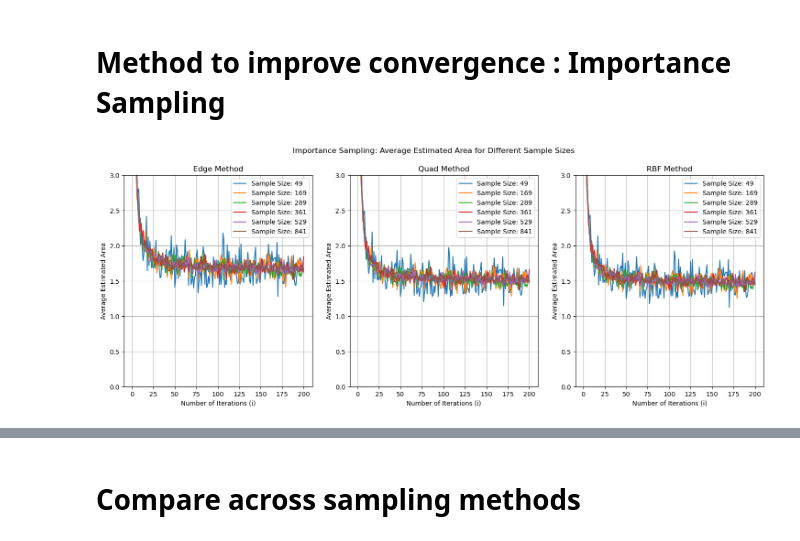
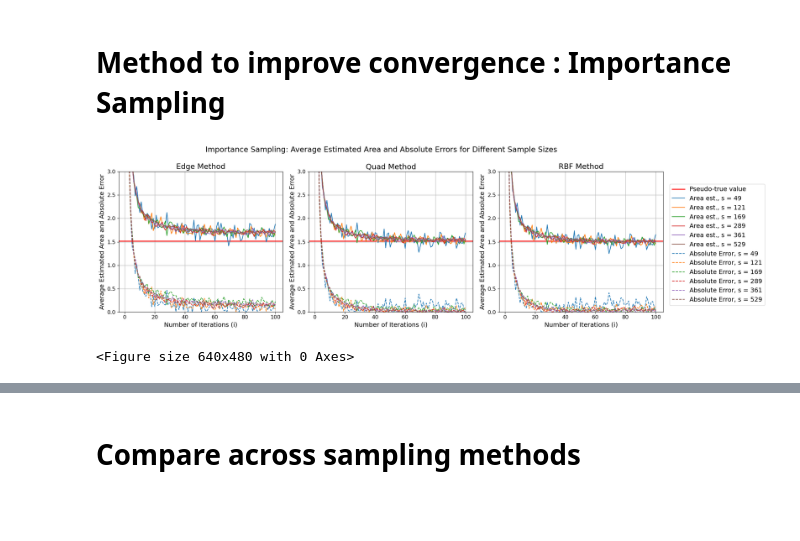
Before and after one commit to guoda23/stochastic_simulation_assignment_1, a Jupyter notebook: combined_sampling_methods.ipynb, the cells around one changed output, grey strips where cells are left out. Drawn from its saved outputs; the diff is of its cells as text; code cells hidden in the pictures; blank space fills up the shorter version.

```diff
--- a/combined_sampling_methods.ipynb
+++ b/combined_sampling_methods.ipynb
@@ -32,7 +32,7 @@ max_iter = 256
 canvas = np.zeros((width, height))
 
 # Initialize "true" Mandelbrot area (will be used as a reference to evaluate Monte Carlo)
-true_mandelbrot_area = 0
+pseudo_true_area = 0
 
 # Generate the Mandelbrot set
 for x in range(width):
@@ -45,8 +45,10 @@ for x in range(width):
         pixel_value = mandelbrot(c, max_iter)
         canvas[y, x] = pixel_value
 
-        if pixel_value == (max_iter - 1): true_mandelbrot_area +=1
+        if pixel_value == (max_iter - 1): pseudo_true_area +=1
 
+pseudo_true_area = pseudo_true_area/(width * height) * (xmax - xmin) * (ymax - ymin)
+print(f'The pseudo-true area value of the Mandelbrot set is {pseudo_true_area}')
 
 # Create a colored image of the Mandelbrot set
 plt.imshow(canvas, extent=(xmin, xmax, ymin, ymax))
@@ -478,9 +479,9 @@ def calculate_area_estimations_with_importance_sampling(xmin, xmax, ymin, ymax,
 # %%
 # Set the parameters
 xmin, xmax, ymin, ymax = -2.0, 1.0, -1.5, 1.5
-i_max = 200
-s_values = [49, 169, 289, 361, 529, 841] #Orthogonal Sampling only works on sample sizes of prime square values
-num_runs = 10
+i_max = 100
+s_values = [49, 121, 169, 289, 361, 529] #Orthogonal Sampling only works on sample sizes of prime square values
+num_runs = 30
 total_area = np.ones(len(s_values)) * (xmax - xmin) * (ymax - ymin)
 
 # Calculate the maximum distance from the origin in the rectangular region; used in quadratic weighting
@@ -506,37 +527,56 @@ reference_areas_avg = np.mean(reference_areas, axis=1)
 # %%
-# Calculate the average estimated area for each sample size
-average_area_edge = np.mean(area_estimations_edge, axis=2)
-average_area_quad = np.mean(area_estimations_quad, axis=2)
-average_area_rbf = np.mean(area_estimations_rbf, axis=2)
+# Set up subplots, colors
+fig, axes = plt.subplots(1, 3, figsize=(18, 6))
+color_cycle = plt.rcParams['axes.prop_cycle'].by_key()['color']
+plt.rcParams.update({'font.size': 14})
 
-#Store data
-all_average_areas.append(average_area_edge)
-all_average_areas.append(average_area_quad)
-all_average_areas.append(average_area_rbf)
-
-# Set up subplots
-fig, axes = plt.subplots(1, 3, figsize=(18, 6))
+#Plot the reference area line with pseudo-true value
+axes[0].axhline(y=pseudo_true_area, color='r', label='Pseudo-true value', linewidth=2)
+axes[1].axhline(y=pseudo_true_area, color='r', linewidth=2)
+axes[2].axhline(y=pseudo_true_area, color='r', linewidth=2)
 
 # Plotting the estimated area for different sample sizes in each subplot
 for idx, s in enumerate(s_values):
-    axes[0].plot(range(1, i_max + 1), average_area_edge[:, idx], label=f'Sample Size: {s}')
-    axes[1].plot(range(1, i_max + 1), average_area_quad[:, idx], label=f'Sample Size: {s}')
-    axes[2].plot(range(1, i_max + 1), average_area_rbf[:, idx], label=f'Sample Size: {s}')
+    axes[0].plot(range(1, i_max + 1), average_area_edge[:, idx], label=f'Area est., s = {s}', color = color_cycle[idx])
+    axes[1].plot(range(1, i_max + 1), average_area_quad[:, idx], color = color_cycle[idx])
+    axes[2].plot(range(1, i_max + 1), average_area_rbf[:, idx], color = color_cycle[idx])
 
 # Set common labels and title
 for ax in axes:
     ax.set_xlabel('Number of Iterations (i)')
-    ax.set_ylabel('Average Estimated Area')
+    ax.set_ylabel('Average Estimated Area and Absolute Error')
     ax.set_ylim(bottom = 0, top = 3)
-    ax.legend()
+    ax.tick_params(axis='both', labelsize=12) #Increase font size
     ax.grid()
 
 # Set individual titles
 axes[0].set_title('Edge Method')
 axes[1].set_title('Quad Method')
 axes[2].set_title('RBF Method')
 
-plt.suptitle('Importance Sampling: Average Estimated Area for Different Sample Sizes')
+plt.suptitle('Importance Sampling: Average Estimated Area and Absolute Errors for Different Sample Sizes')
+
+# Sample sizes
+s_values = [49, 121, 169, 289, 361, 529] #Orthogonal Sampling only works on sample sizes of prime square values
+
+# Plotting the absolute error
+
+# Plot for Edge Method
+for idx, s in enumerate(s_values):
+    axes[0].plot(range(1, i_max + 1), error_edge[:, idx], label=f'Absolute Error, s = {s}', linestyle='--', color = color_cycle[idx])
+
+# Plot for Quad Method
+for idx, s in enumerate(s_values):
+    axes[1].plot(range(1, i_max + 1), error_quad[:, idx], linestyle='--', color = color_cycle[idx])
+
+# Plot for RBF Method
+for idx, s in enumerate(s_values):
+    axes[2].plot(range(1, i_max + 1), error_rbf[:, idx], linestyle='--', color = color_cycle[idx])
+
+fig.legend(loc='upper right', bbox_to_anchor=(1.17, 0.8))
+plt.tight_layout()
 plt.show()
+plt.savefig('importance_sampling', dpi=300)
 # %% [output]
-[figure, old version]
+[figure, new version]
+<Figure size 640x480 with 0 Axes>
```
Also changed, not shown: parts of 7 cells of this notebook, 5 other files.
